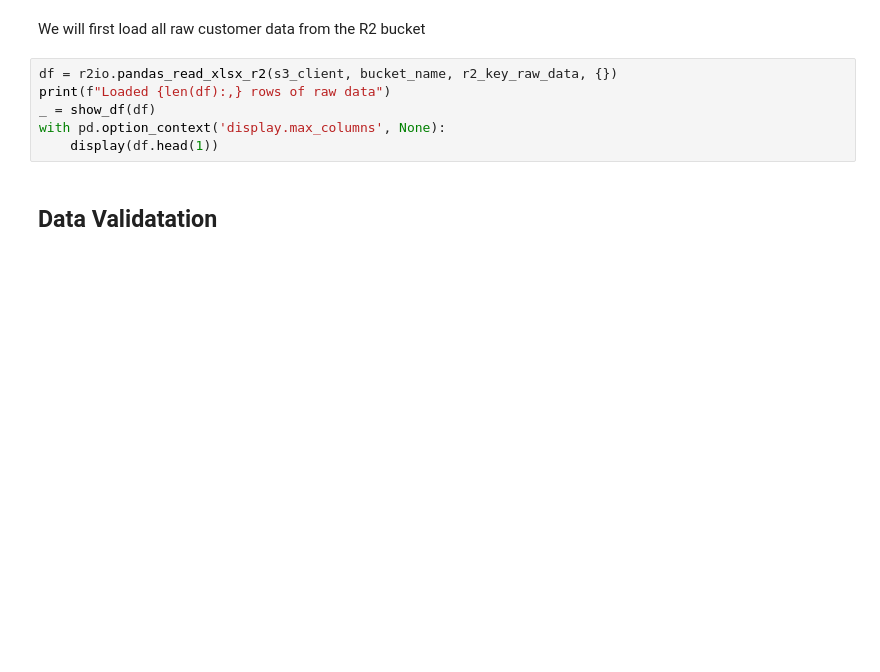
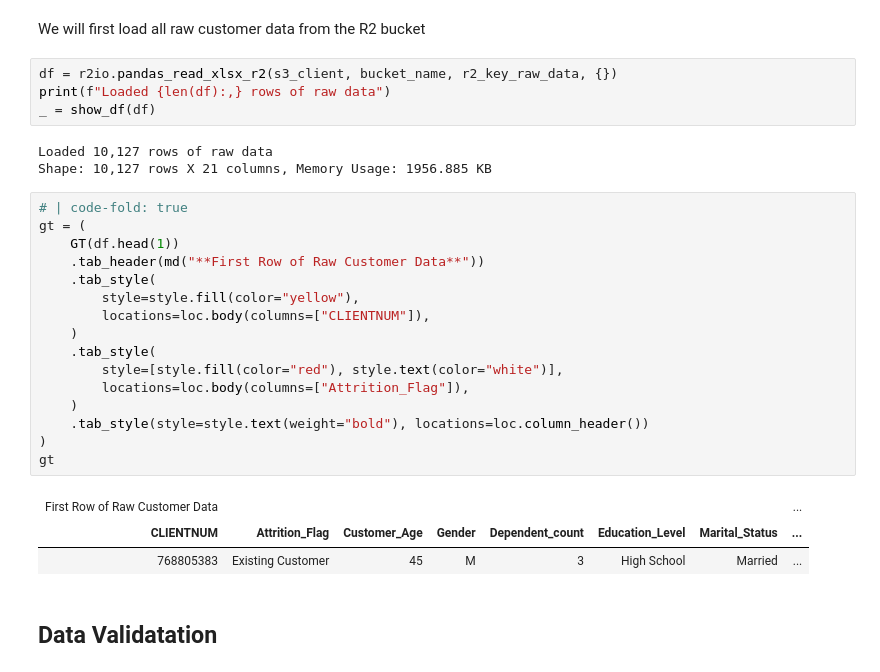
Before and after one commit to edesz/credit-card-churn, a Jupyter notebook: notebooks/12_validate_data.ipynb, the cells around one changed output. Drawn from its saved outputs; the diff is of its cells as text; blank space fills up the shorter version.

```diff
--- a/notebooks/12_validate_data.ipynb
+++ b/notebooks/12_validate_data.ipynb
@@ -94,8 +95,29 @@ We will first load all raw customer data from the R2 bucket
 df = r2io.pandas_read_xlsx_r2(s3_client, bucket_name, r2_key_raw_data, {})
 print(f"Loaded {len(df):,} rows of raw data")
 _ = show_df(df)
-with pd.option_context('display.max_columns', None):
-    display(df.head(1))
+# %% [output]
+Loaded 10,127 rows of raw data
+Shape: 10,127 rows X 21 columns, Memory Usage: 1956.885 KB
+# %%
+# | code-fold: true
+gt = (
+    GT(df.head(1))
+    .tab_header(md("**First Row of Raw Customer Data**"))
+    .tab_style(
+        style=style.fill(color="yellow"),
+        locations=loc.body(columns=["CLIENTNUM"]),
+    )
+    .tab_style(
+        style=[style.fill(color="red"), style.text(color="white")],
+        locations=loc.body(columns=["Attrition_Flag"]),
+    )
+    .tab_style(style=style.text(weight="bold"), locations=loc.column_header())
+)
+gt
+# %% [output]
+| First Row of Raw Customer Data |  |  |  |  |  |  | ... |
+| CLIENTNUM | Attrition_Flag | Customer_Age | Gender | Dependent_count | Education_Level | Marital_Status | ... |
+| 768805383 | Existing Customer | 45 | M | 3 | High School | Married | ... |
 # %% [markdown]
 ## Data Validatation
 # %% [markdown]
```
Also changed, not shown: parts of 14 cells of this notebook, 7 other files.
